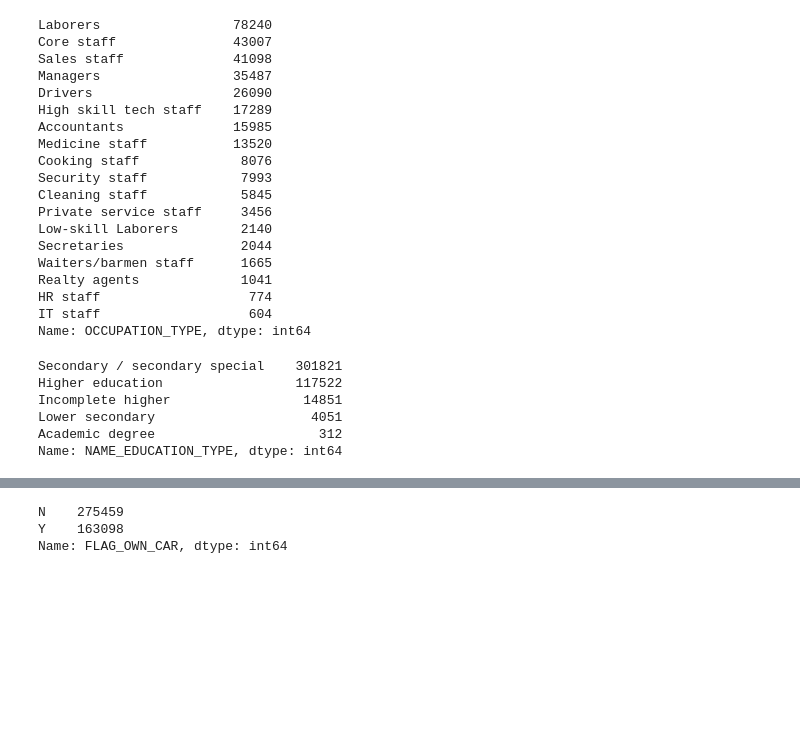
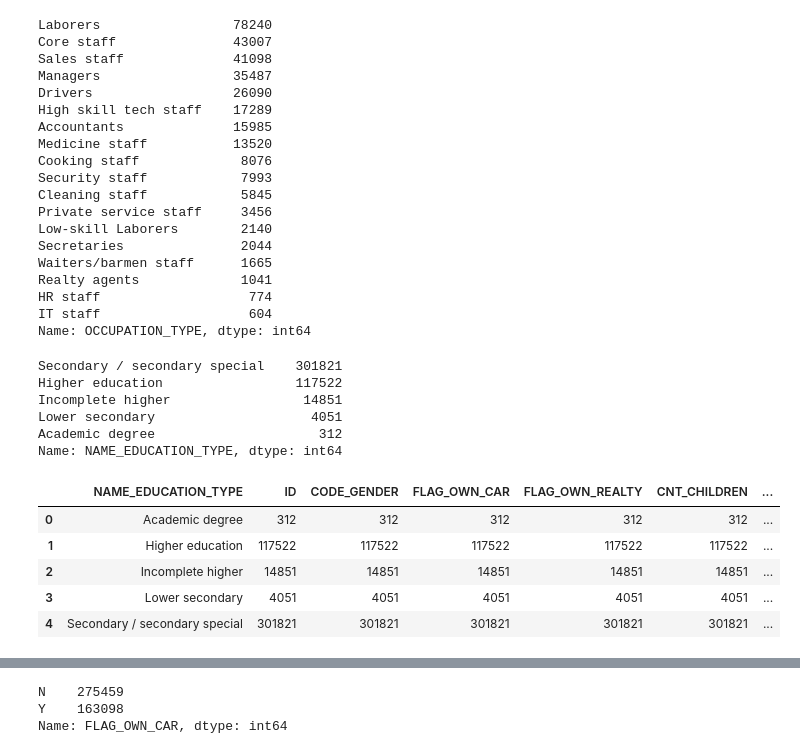
Before and after one commit to ricardosainzz/proyecto-portafolio, a Jupyter notebook: Notebooks/analisis_eda1.ipynb, the cells around one changed output, grey strips where cells are left out. Cells and saved outputs as stored; diff of their text form; code cells hidden in the pictures; blank space fills up the shorter version.

```diff
--- a/Notebooks/analisis_eda1.ipynb
+++ b/Notebooks/analisis_eda1.ipynb
@@ -114,0 +119,10 @@ Name: NAME_EDUCATION_TYPE, dtype: int64
+# %%
+education_df=creditcp.groupby(['NAME_EDUCATION_TYPE']).count().reset_index()
+education_df
+# %% [output]
+|  | NAME_EDUCATION_TYPE | ID | CODE_GENDER | FLAG_OWN_CAR | FLAG_OWN_REALTY | CNT_CHILDREN | ... |
+| 0 | Academic degree | 312 | 312 | 312 | 312 | 312 | ... |
+| 1 | Higher education | 117522 | 117522 | 117522 | 117522 | 117522 | ... |
+| 2 | Incomplete higher | 14851 | 14851 | 14851 | 14851 | 14851 | ... |
+| 3 | Lower secondary | 4051 | 4051 | 4051 | 4051 | 4051 | ... |
+| 4 | Secondary / secondary special | 301821 | 301821 | 301821 | 301821 | 301821 | ... |
```
Also changed, not shown: parts of 4 cells of this notebook.
